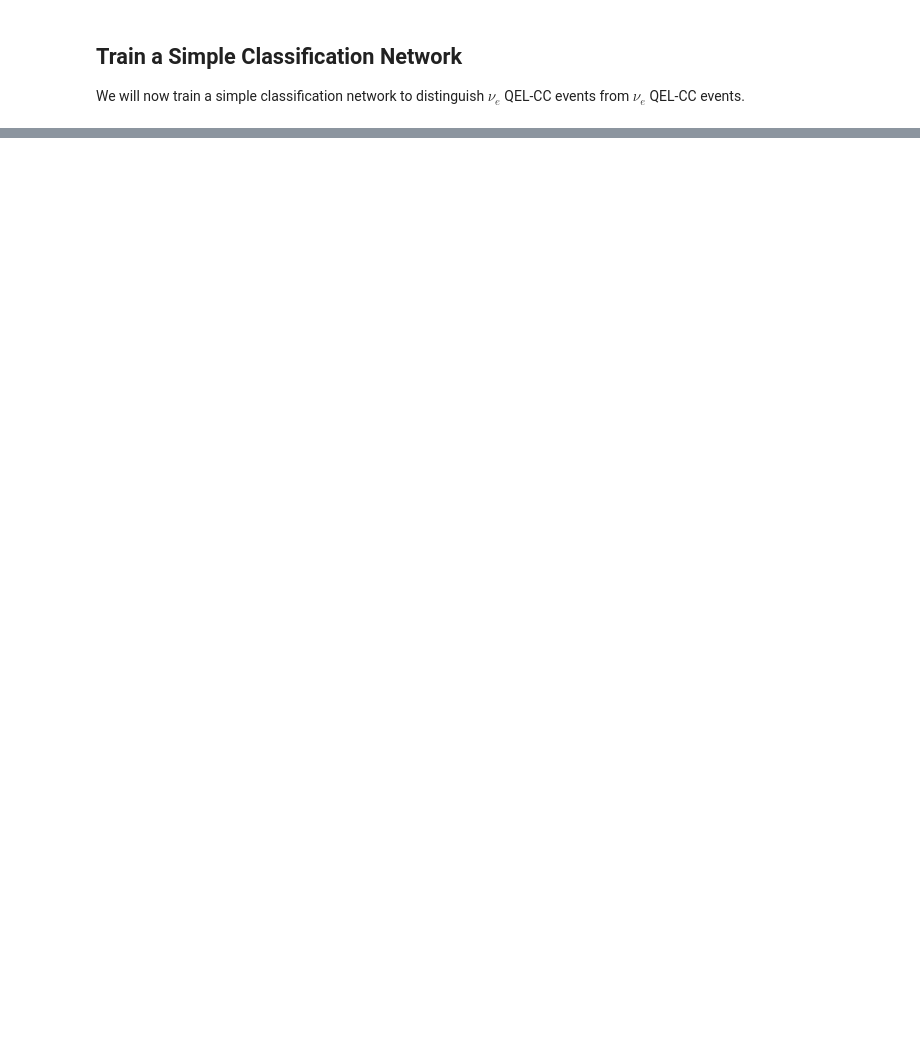
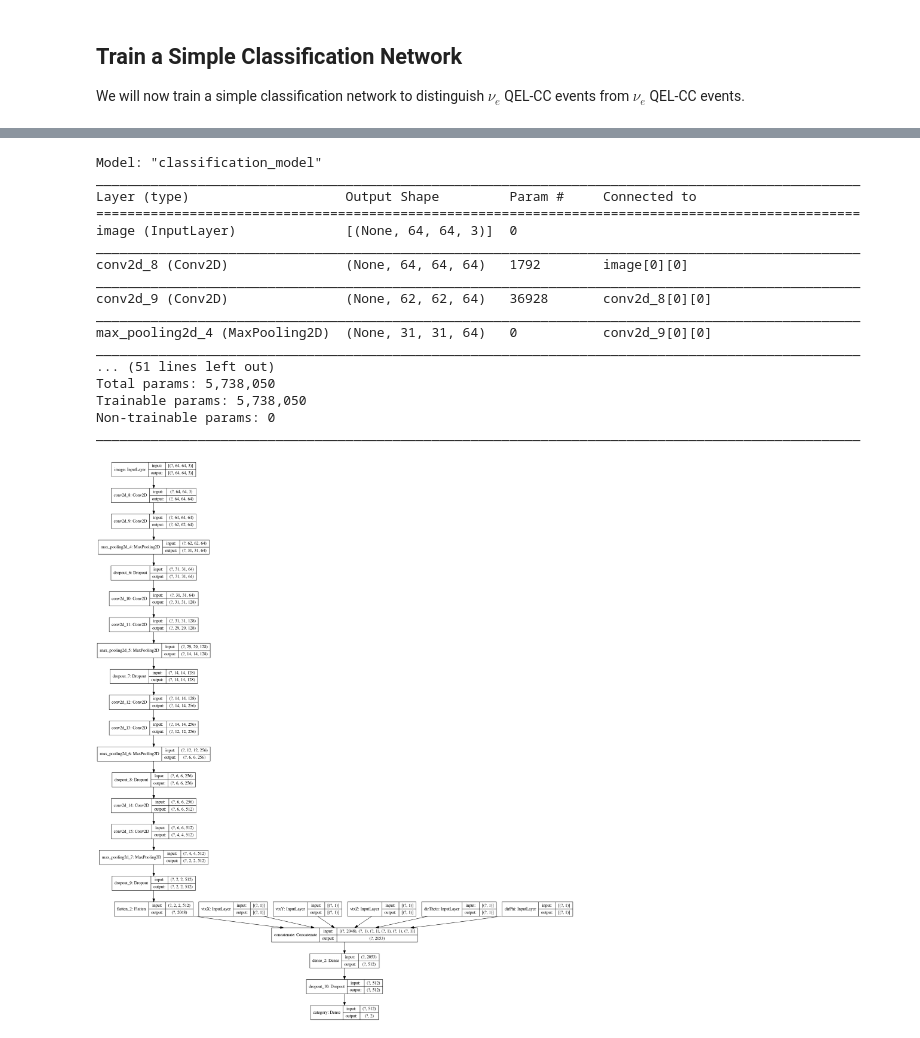
Before and after one commit to chipsneutrino/chips-net, a Jupyter notebook: example.ipynb, the cells around one changed output, grey strips where cells are left out. Cells and saved outputs as stored; diff of their text form; code cells hidden in the pictures; blank space fills up the shorter version.

```diff
--- a/example.ipynb
+++ b/example.ipynb
@@ -229,3 +213,26 @@ _________________________________________________________________
+# %%
+model.summarise()                                                    # Print model summary
+from IPython.display import Image
+Image("experiments/classification_example/model_diagram.png")
+# %% [output]
+Model: "classification_model"
+__________________________________________________________________________________________________
+Layer (type)                    Output Shape         Param #     Connected to
+==================================================================================================
+image (InputLayer)              [(None, 64, 64, 3)]  0
+__________________________________________________________________________________________________
+conv2d_8 (Conv2D)               (None, 64, 64, 64)   1792        image[0][0]
+__________________________________________________________________________________________________
+conv2d_9 (Conv2D)               (None, 62, 62, 64)   36928       conv2d_8[0][0]
+__________________________________________________________________________________________________
+max_pooling2d_4 (MaxPooling2D)  (None, 31, 31, 64)   0           conv2d_9[0][0]
+__________________________________________________________________________________________________
+... (51 lines left out)
+Total params: 5,738,050
+Trainable params: 5,738,050
+Non-trainable params: 0
+__________________________________________________________________________________________________
+[figure, added]
 # %%
 model_trainer = utils.get_trainer(conf, model, data_loader)          # Setup the model trainer
 model_trainer.train()                                                # Train the model
```
Also changed, not shown: parts of 13 cells of this notebook, 2 other files.
